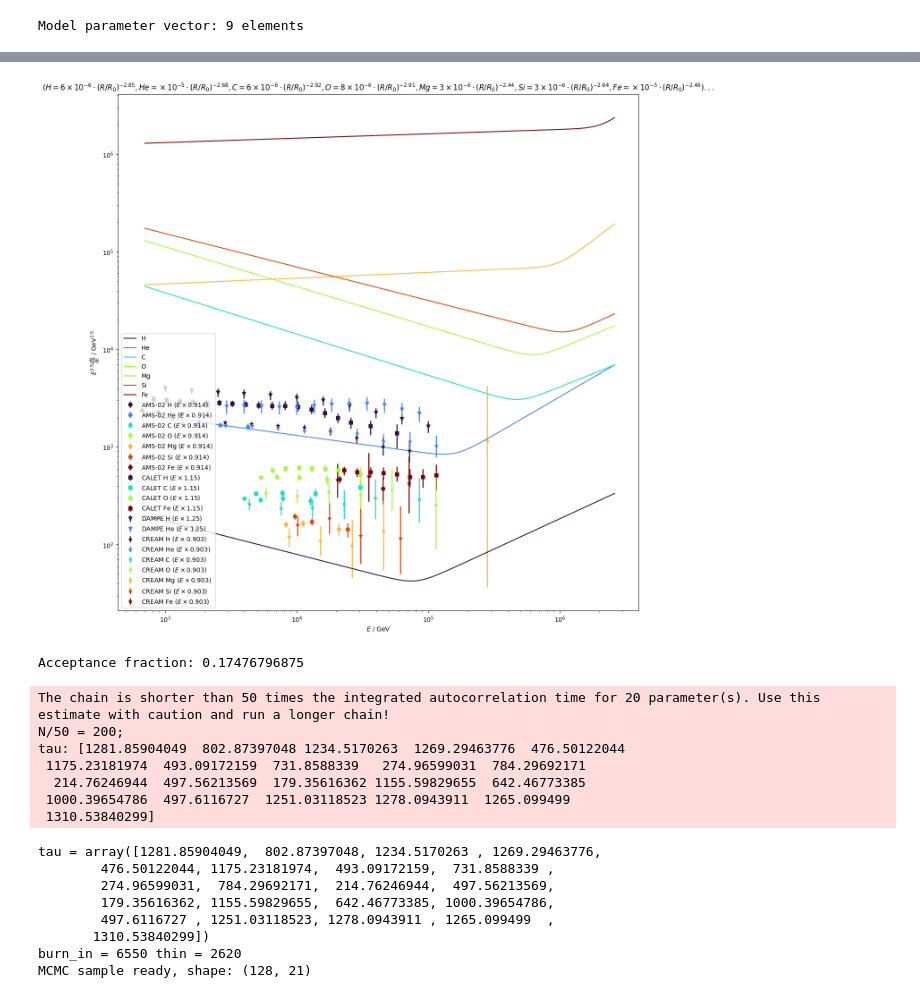
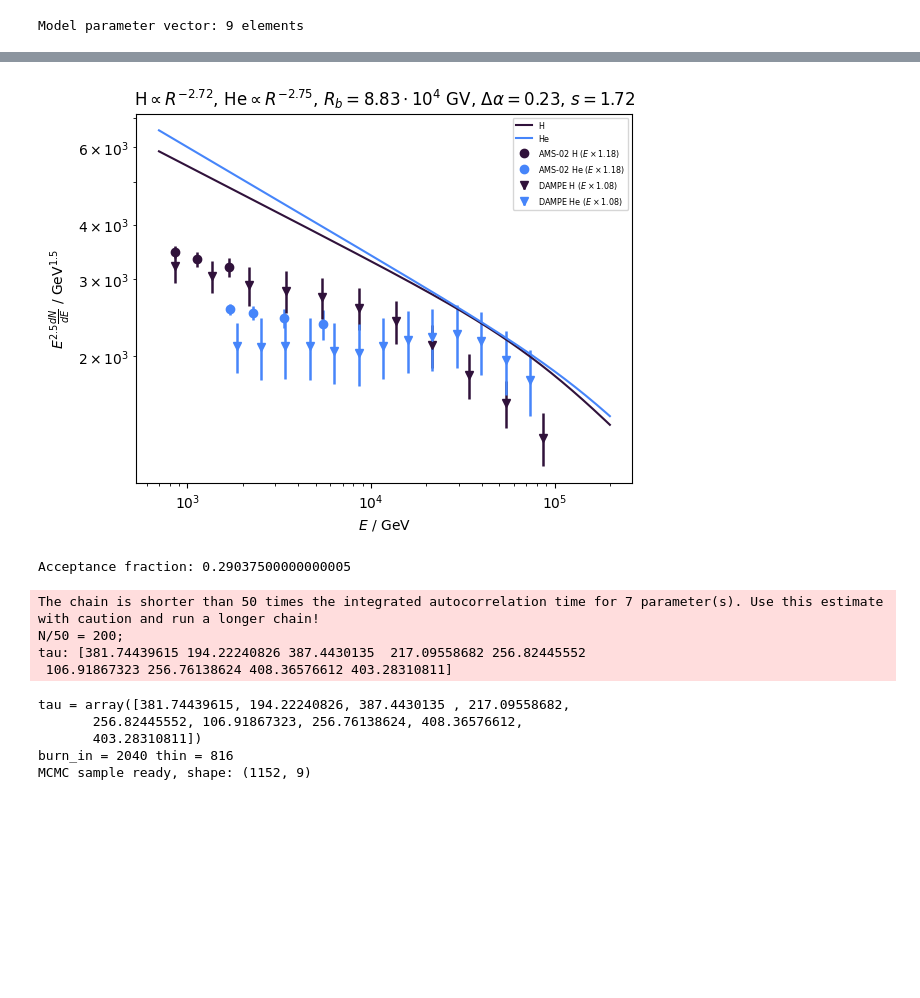
Before and after one commit to nj-vs-vh/EVA, a Jupyter notebook: bayesian.ipynb, the cells around one changed output, grey strips where cells are left out. Cells and saved outputs as stored; diff of their text form; code cells hidden in the pictures; blank space fills up the shorter version.

```diff
--- a/bayesian.ipynb
+++ b/bayesian.ipynb
@@ -308,7 +324,10 @@ class ExperimentEnergyScaleShiftsModel:
     shifts: dict[GalacticCRExperiment, float]
 
     def pack(self) -> np.ndarray:
-        return np.array(list(self.shifts.values()))
+        return np.array([self.shifts[exp] for exp in EXPERIMENTS])
+
+    def labels(self) -> list[str]:
+        return [f"f_{exp.name}" for exp in EXPERIMENTS]
 
     @classmethod
     def unpack(
@@ -324,9 +343,7 @@ class ExperimentEnergyScaleShiftsModel:
         )
 
 
-example_shifts = ExperimentEnergyScaleShiftsModel(
-    {e: 1.0 for e in EXPERIMENTS}
-)
+example_shifts = ExperimentEnergyScaleShiftsModel({e: 1.0 for e in EXPERIMENTS})
 assert (
     example_shifts == ExperimentEnergyScaleShiftsModel.unpack(example_shifts.pack())[0]
 )
@@ -371,25 +407,41 @@ Model parameter vector: 9 elements
 from scipy import stats
 
 
+DEBUG_PRIOR = False
+
+
+def debug_log(message: str) -> None:
+    if DEBUG_PRIOR:
+        print(message)
+
+
 def logprior(m: Model) -> float:
     for component in m.cr.components.values():
-        if component.I < 0 or component.alpha < 0:
+        if component.I < 0:
+            debug_log(f"{component}: negative I => prior = 0")
+            return -np.inf
+        if component.alpha < 0:
+            debug_log(f"{component}: negative alpha => prior = 0")
             return -np.inf
 
     if m.cr.knee_softness < 0:
+        debug_log(f"negative knee softness: {m.cr.knee_softness} => prior = 0")
         return -np.inf
 
-    if not R_MIN < m.cr.R_break < R_MAX:
+    if not R_MIN < m.cr.R_break < 1e8:
+        debug_log(f"out of bounds R_break = {m.cr.R_break} => prior = 0")
         return -np.inf
 
     # TODO: define other informative priors on Galactic CR model
 
     res = 0
-    for shift in m.energy_shifts.shifts.values():
+    for experiment, shift in m.energy_shifts.shifts.items():
         if shift < 0:
+            debug_log(f"negative shift for {experiment} => prior = 0")
             return -np.inf
         # TODO: look up realistic priors from experiments' systematic uncertainties on energy scale
-        res += stats.norm.logpdf(shift, loc=0, scale=0.1)
+        sigma = 0.1  # in decades
+        res += stats.norm.logpdf(np.log10(shift), loc=0, scale=sigma)
     return res
 
 
@@ -418,12 +470,15 @@ def generate_initial_model() -> Model:
         cr=GalacticCRModel(
             components={
                 p: PowerLawComponent(
-                    I=10 ** stats.norm.rvs(loc=-5, scale=0.25),
-                    alpha=stats.norm.rvs(loc=2.7, scale=0.2),
+                    I=(10 ** stats.norm.rvs(loc=-4, scale=0.5)) / (p.Z**2.7),
+                    alpha=stats.norm.rvs(loc=2.7, scale=0.1),
                 )
                 for p in PRIMARY_PARTICLES
             },
-            R_break=10 ** stats.norm.rvs(loc=6, scale=1),
+            R_break=(
+                10 ** stats.norm.rvs(loc=6.4, scale=0.5)
+                / np.random.randint(low=1, high=26)
+            ),
             d_alpha=stats.norm.rvs(loc=0, scale=1) ** 2,
             knee_softness=10 ** stats.norm.rvs(loc=0.3, scale=0.5),
         ),
@@ -434,7 +558,7 @@ def generate_initial_model() -> Model:
 # %%
-generate_initial_model().plot(scale=2.5).savefig("test.pdf")
+_ = generate_initial_model().plot(fit_data=FIT_DATA, scale=2.5)
 # %% [output]
-[figure, old version]
+[figure, new version]
 # %%
 import emcee
 
@@ -444,18 +568,10 @@ n_walkers = 128
 n_dim = generate_initial_model().pack().size
 
 
-def logprob(v: np.ndarray) -> float:
-    model = Model.unpack(v)
-    logpi = logprior(model)
-    if not np.isfinite(logpi):
-        return logpi
-    return logpi + loglikelihood(model)
-
-
 sampler = emcee.EnsembleSampler(
     nwalkers=n_walkers,
     ndim=n_dim,
-    log_prob_fn=logprob,
+    log_prob_fn=logpost,
 )
 initial_state = np.array([generate_initial_model().pack() for _ in range(n_walkers)])
 sampler.run_mcmc(initial_state, nsteps=n_steps, progress=True)
@@ -471,19 +587,13 @@ print(f"{burn_in = } {thin = }")
 theta_sample: np.ndarray = sampler.get_chain(flat=True, discard=burn_in, thin=thin)
 print(f"MCMC sample ready, shape: {theta_sample.shape}")
 # %% [output]
-Acceptance fraction: 0.17476796875
+Acceptance fraction: 0.29037500000000005
-The chain is shorter than 50 times the integrated autocorrelation time for 20 parameter(s). Use this estimate with caution and run a longer chain!
+The chain is shorter than 50 times the integrated autocorrelation time for 7 parameter(s). Use this estimate with caution and run a longer chain!
 N/50 = 200;
-tau: [1281.85904049  802.87397048 1234.5170263  1269.29463776  476.50122044
- 1175.23181974  493.09172159  731.8588339   274.96599031  784.29692171
-  214.76246944  497.56213569  179.35616362 1155.59829655  642.46773385
- 1000.39654786  497.6116727  1251.03118523 1278.0943911  1265.099499
- 1310.53840299]
+tau: [381.74439615 194.22240826 387.4430135  217.09558682 256.82445552
+ 106.91867323 256.76138624 408.36576612 403.28310811]
-tau = array([1281.85904049,  802.87397048, 1234.5170263 , 1269.29463776,
-        476.50122044, 1175.23181974,  493.09172159,  731.8588339 ,
-        274.96599031,  784.29692171,  214.76246944,  497.56213569,
-        179.35616362, 1155.59829655,  642.46773385, 1000.39654786,
-        497.6116727 , 1251.03118523, 1278.0943911 , 1265.099499  ,
-       1310.53840299])
-burn_in = 6550 thin = 2620
-MCMC sample ready, shape: (128, 21)
+tau = array([381.74439615, 194.22240826, 387.4430135 , 217.09558682,
+       256.82445552, 106.91867323, 256.76138624, 408.36576612,
+       403.28310811])
+burn_in = 2040 thin = 816
+MCMC sample ready, shape: (1152, 9)
```
Also changed, not shown: parts of 11 cells of this notebook.
